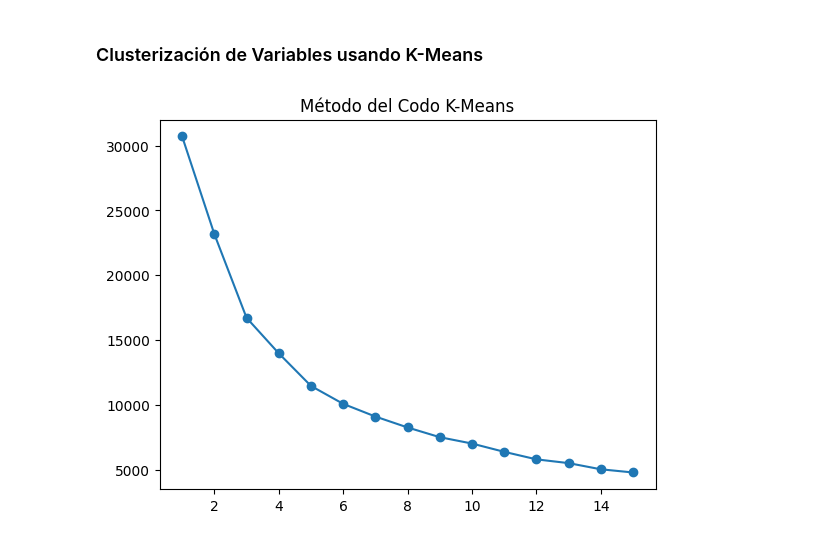
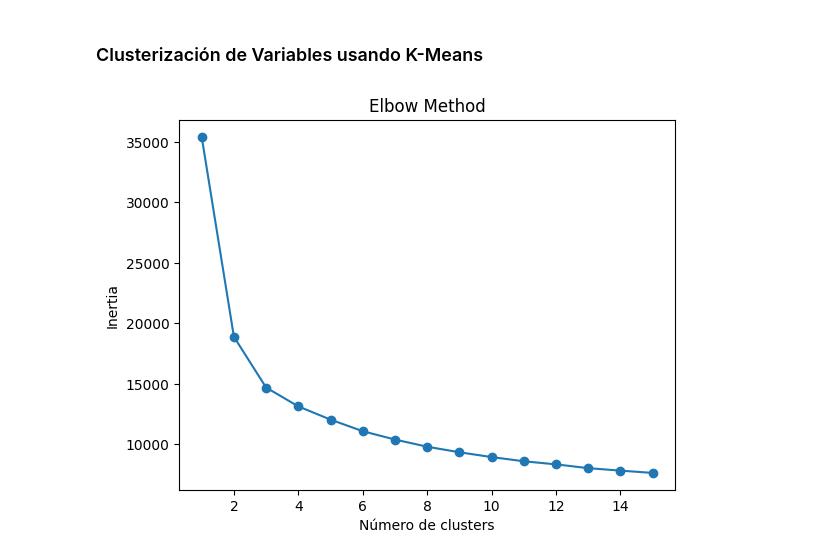
Before and after one commit to mespinoza8/Prediccion-Precio-Casas, a Jupyter notebook: precio_casas.ipynb, the cells around one changed output. Cells and saved outputs as stored; diff of their text form; code cells hidden in the pictures.

Commit message:
regresion &  clustering df replaced for eda df

```diff
--- a/precio_casas.ipynb
+++ b/precio_casas.ipynb
@@ -411,47 +477,49 @@ df_con_comunas=modelos_regresion(X_con_comunas,y_con_comunas)
 ### Clusterización de Variables usando K-Means
 # %%
 #leer los datos
-df_casas=pd.read_csv('2023-07-18 Propiedades Web Scrape.csv')
+# df_casas=pd.read_csv('2023-07-18 Propiedades Web Scrape.csv')
 
-#preprocesamiento
-def preprocesamiento(df_original:pd.DataFrame)->pd.DataFrame:
-    #Se eliminan NaNs y Outliers y se transforma la variable objetivo
-    df_original.dropna(how='any',inplace=True)
-    df_original=df_original[(df_original['Total Area']<250000) & (df_original['Built Area']<100000)]
-    df_original=df_original.drop(columns=['Ubicacion','id','Realtor','Price_CLP','Price_USD'],axis=1)
-    df_original['Price_UF'] = df_original['Price_UF'].apply(lambda x : np.log(x))
+# #preprocesamiento
+# def preprocesamiento(df_original:pd.DataFrame)->pd.DataFrame:
+# #     #Se eliminan NaNs y Outliers y se transforma la variable objetivo
+#      df_original.dropna(how='any',inplace=True)
+#      df_original=df_original[(df_original['Total Area']<250000) & (df_original['Built Area']<100000)]
+#      df_original=df_original.drop(columns=['Ubicacion','id','Realtor','Price_CLP','Price_USD'],axis=1)
+#      df_original['Price_UF'] = df_original['Price_UF'].apply(lambda x : np.log(x))
 
-    #dummies de comunas
+# #     #dummies de comunas
 
-    return df_original
+#      return df_original
 
-df_casas_preproc = preprocesamiento(df_casas)
+#df_casas_preproc = preprocesamiento(df_casas)
 
 # Vamos a hacer una clusteririzacion de los datos y observar si se pueden identificar grupos de propiedades y tambien si estos grupos se relacionan
 # con las comunas de santiago
 # Para ello vamos a utilizar KMeans para realizar una clusterizacion de los datos
 
-X_cluster = df_casas_preproc.drop(columns=['Comuna'])
-y = df_casas_preproc['Comuna']
+X_cluster = df_casas_transformed
+y = df_casas[mask_outliers]['Comuna']
 
 sc=StandardScaler()
 X_cluster_sc=sc.fit_transform(X_cluster)
 df_cluster=pd.DataFrame(X_cluster_sc,columns=X_cluster.columns)
 
 # No vamos a realizar una reducción de dimensionalidad ya que tenemos pocas columnas
 
 #almacenamos la inercia para construir la grafica del codo, para la eleccion de clusters
 
 inertia=[]
 for i in range(1,16):
     kmeans = KMeans(n_clusters=i,random_state=4431,max_iter=1000).fit(X_cluster_sc)
     inertia.append(kmeans.inertia_)
 
 plt.plot(range(1,16),inertia,marker='o')
 plt.xlabel('Número de clusters')
 plt.ylabel('Inertia')
 plt.title('Elbow Method')
 plt.show()
+# %% [output]
+[figure, added]
 # %%
 #re-entrenamos con los 7 clusters, cuando ya se estabiliza la inercia
 kmeans = KMeans(n_clusters=7,random_state=4431,max_iter=1000).fit(X_cluster_sc)
@@ -459,8 +527,6 @@ kmeans = KMeans(n_clusters=7,random_state=4431,max_iter=1000).fit(X_cluster_sc)
 # extraemos labels de clusters y centroides
 labels = kmeans.labels_
 centroids = kmeans.cluster_centers_
-# %% [output]
-[figure, removed]
 # %%
 # dibujamos grafico de dispersion entre precio y dorms y usando como hue los clusters y tambien dibujando sus centroides.
 sns.scatterplot(x=df_cluster.iloc[:,0],y=df_cluster.iloc[:,1] ,hue=labels, s=50,palette='tab10')
```
Also changed, not shown: parts of 10 cells of this notebook.
